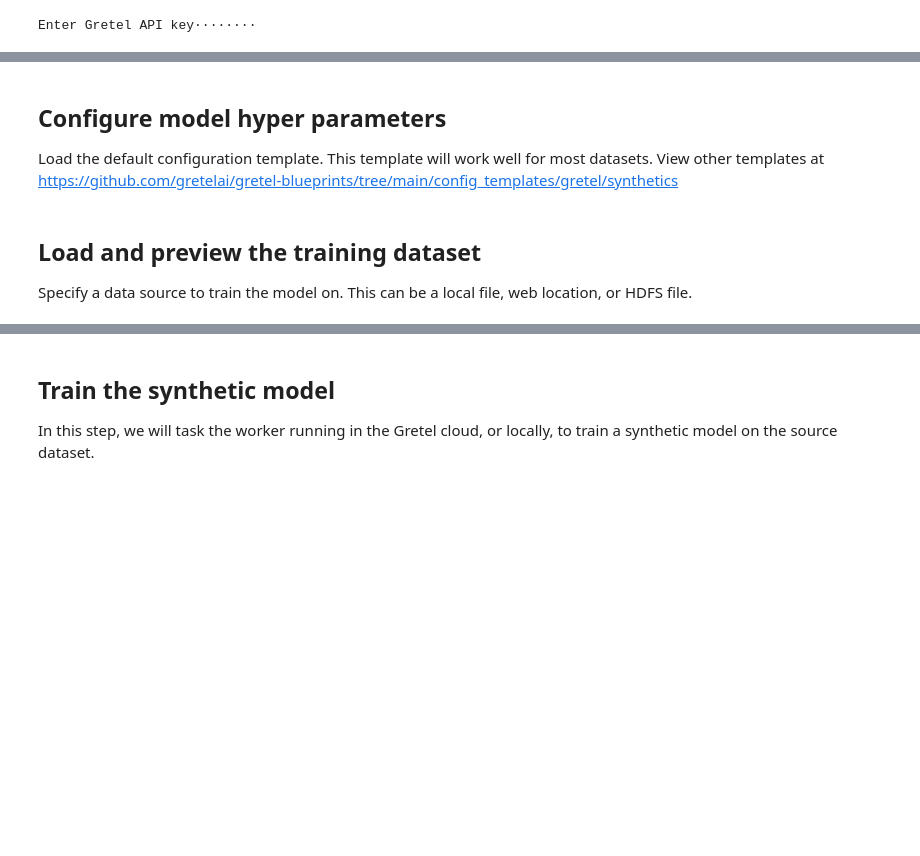
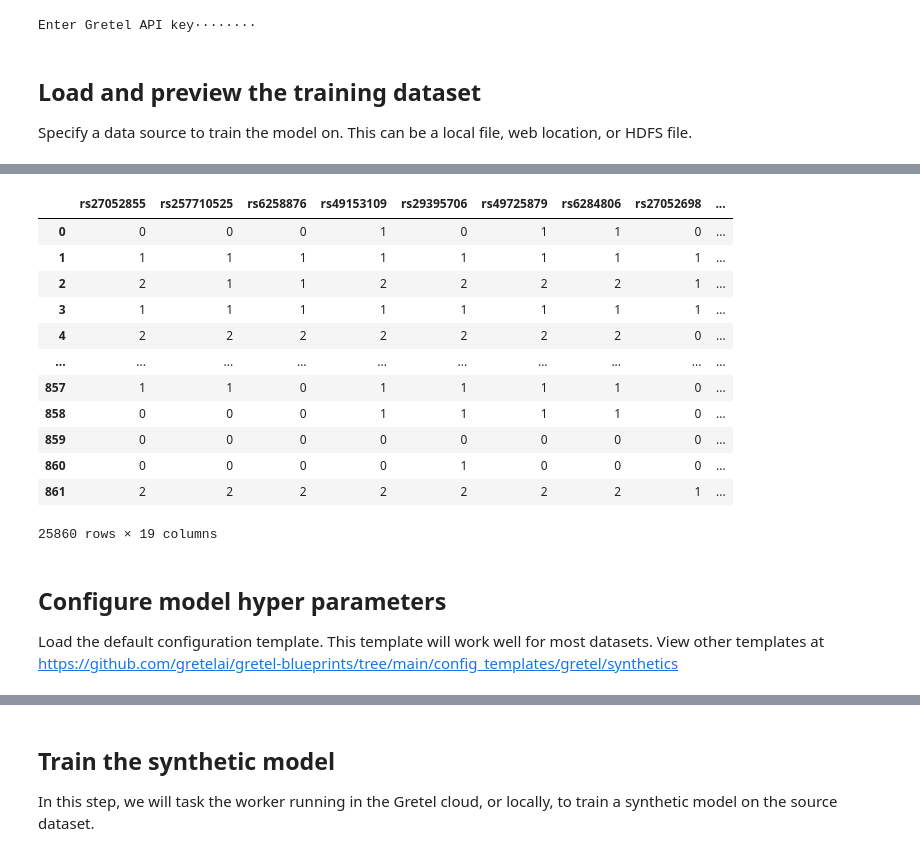
Before and after one commit to gretelai/synthetic-data-genomics, a Jupyter notebook: synthetics/05_create_synthetic_mouse_genomes.ipynb, the cells around one changed output, grey strips where cells are left out. Drawn from its saved outputs; the diff is of its cells as text; code cells hidden in the pictures; blank space fills up the shorter version.

```diff
--- a/synthetics/05_create_synthetic_mouse_genomes.ipynb
+++ b/synthetics/05_create_synthetic_mouse_genomes.ipynb
@@ -24,3 +24,32 @@ Enter Gretel API key········
 from gretel_client import create_project
 
 project = create_project(display_name="synthetic-mouse-genomes")
+# %% [markdown]
+## Load and preview the training dataset
+Specify a data source to train the model on. This can be a local file, web location, or HDFS file.
+# %%
+import logging
+import os
+import pathlib
+
+
+training_min_rows = 25000
+tmp_path = '/tmp/tmp_geno_train.csv'
+
+base_path = pathlib.Path(os.getcwd().replace("/synthetics", ""))
+data_path = base_path / 'data'
+
+dataset_path = data_path / 'geno_abBMD_train.csv'
+seeds_path = data_path / 'geno_seeds.csv'
+
+df = pd.read_csv(dataset_path)
+dataset_rows = len(df)
+df = pd.concat([df] * (training_min_rows // len(df) + 1))
+df.to_csv(tmp_path, index=False)
+
+logging.info(f"Original training dataset length: {dataset_rows} rows.")
+logging.warning(f"Repeated {dataset_rows} row training dataset "
+                f"to {len(df)} rows to help RNN learn structure.")
+
+df
+# %% [output]
@@ -27,6 +57,16 @@ project = create_project(display_name="synthetic-mouse-genomes")
+|  | rs27052855 | rs257710525 | rs6258876 | rs49153109 | rs29395706 | rs49725879 | rs6284806 | rs27052698 | ... |
+| 0 | 0 | 0 | 0 | 1 | 0 | 1 | 1 | 0 | ... |
+| 1 | 1 | 1 | 1 | 1 | 1 | 1 | 1 | 1 | ... |
+| 2 | 2 | 1 | 1 | 2 | 2 | 2 | 2 | 1 | ... |
+| 3 | 1 | 1 | 1 | 1 | 1 | 1 | 1 | 1 | ... |
+| 4 | 2 | 2 | 2 | 2 | 2 | 2 | 2 | 0 | ... |
+| ... | ... | ... | ... | ... | ... | ... | ... | ... | ... |
+| 857 | 1 | 1 | 0 | 1 | 1 | 1 | 1 | 0 | ... |
+| 858 | 0 | 0 | 0 | 1 | 1 | 1 | 1 | 0 | ... |
+| 859 | 0 | 0 | 0 | 0 | 0 | 0 | 0 | 0 | ... |
+| 860 | 0 | 0 | 0 | 0 | 1 | 0 | 0 | 0 | ... |
+| 861 | 2 | 2 | 2 | 2 | 2 | 2 | 2 | 1 | ... |
+25860 rows × 19 columns
 # %% [markdown]
 ## Configure model hyper parameters
 Load the default configuration template. This template will work well for most datasets. View other templates at https://github.com/gretelai/gretel-blueprints/tree/main/config_templates/gretel/synthetics
-# %% [markdown]
-## Load and preview the training dataset
-Specify a data source to train the model on. This can be a local file, web location, or HDFS file.
```
Also changed, not shown: parts of 12 cells of this notebook, 4 other files.
